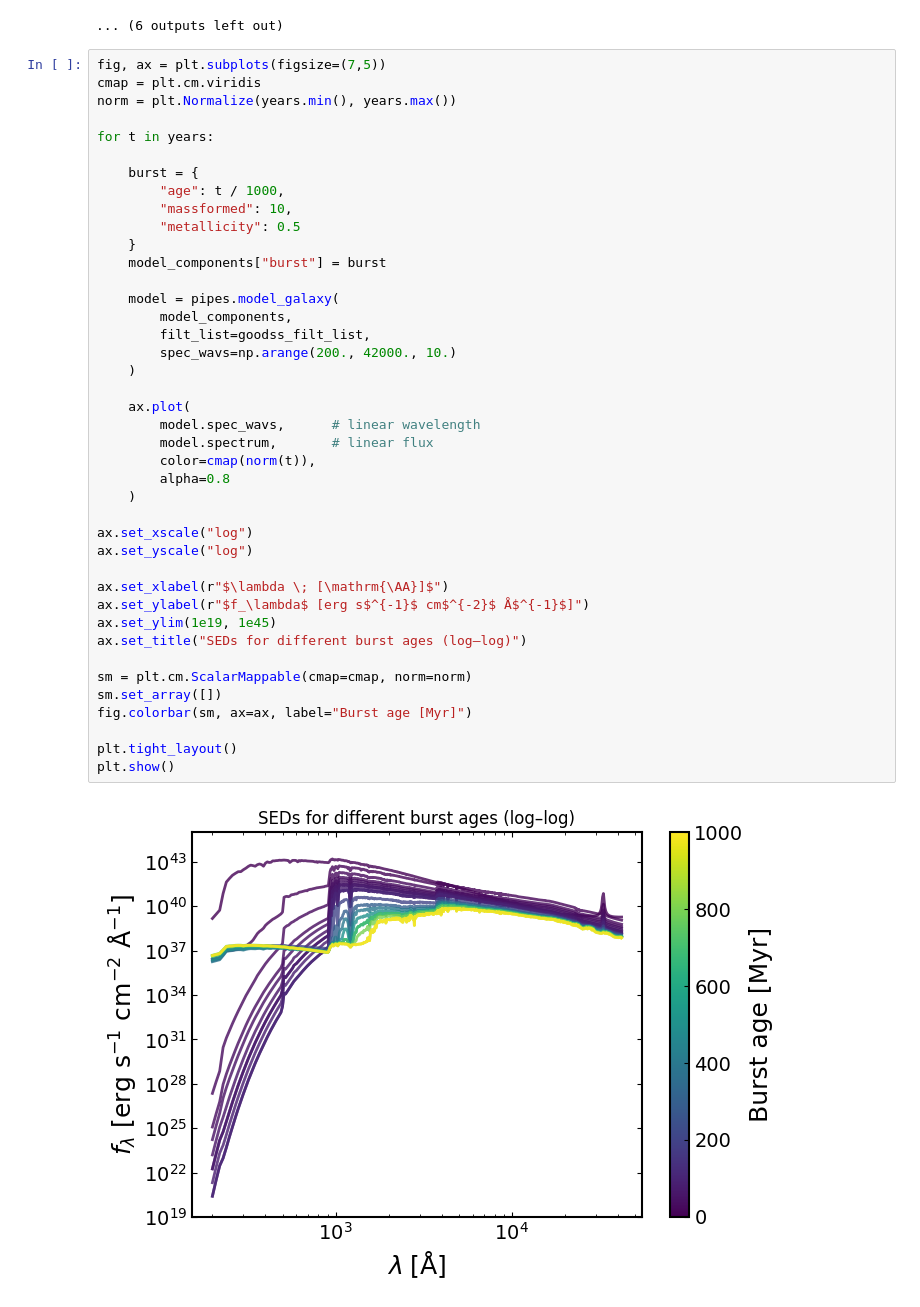
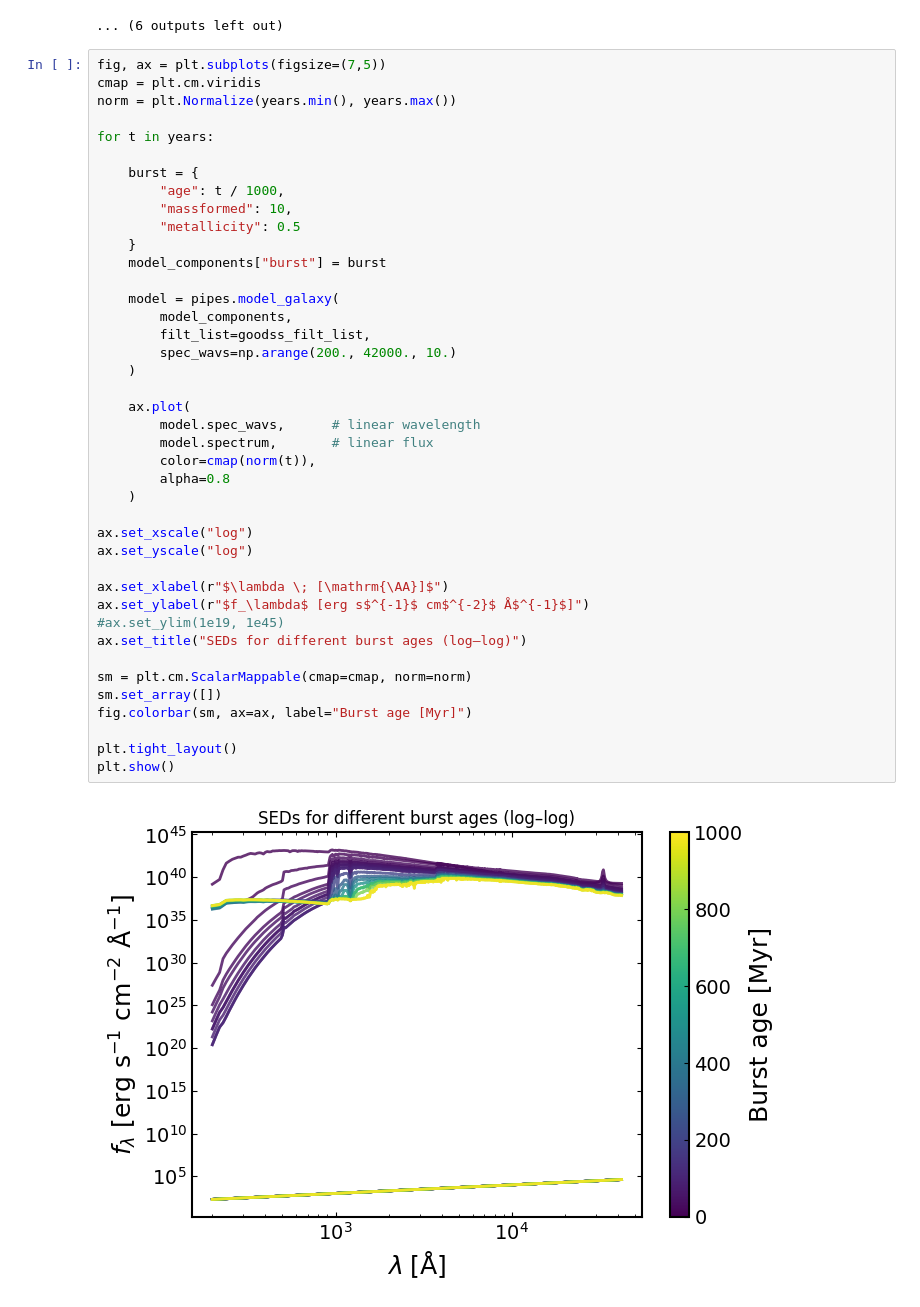
Before and after one commit to abbycrowther/star-formation-histories, a Jupyter notebook: Code/plots_time_intervals.ipynb, the cells around one changed output. Saved outputs shown, nothing was run; the diff lists cells and outputs as text.

```diff
--- a/Code/plots_time_intervals.ipynb
+++ b/Code/plots_time_intervals.ipynb
@@ -224,32 +224,32 @@ for t in years:
     }
     model_components["burst"] = burst
 
     model = pipes.model_galaxy(
         model_components,
         filt_list=goodss_filt_list,
         spec_wavs=np.arange(200., 42000., 10.)
     )
 
     ax.plot(
         model.spec_wavs,      # linear wavelength
         model.spectrum,       # linear flux
         color=cmap(norm(t)),
         alpha=0.8
     )
 
 ax.set_xscale("log")
 ax.set_yscale("log")
 
 ax.set_xlabel(r"$\lambda \; [\mathrm{\AA}]$")
 ax.set_ylabel(r"$f_\lambda$ [erg s$^{-1}$ cm$^{-2}$ Å$^{-1}$]")
-ax.set_ylim(1e19, 1e45)
+#ax.set_ylim(1e19, 1e45)
 ax.set_title("SEDs for different burst ages (log–log)")
 
 sm = plt.cm.ScalarMappable(cmap=cmap, norm=norm)
 sm.set_array([])
 fig.colorbar(sm, ax=ax, label="Burst age [Myr]")
 
 plt.tight_layout()
 plt.show()
 # %% [output]
-[figure, old version]
+[figure, new version]
```
Also changed, not shown: parts of 1 cell of this notebook.
